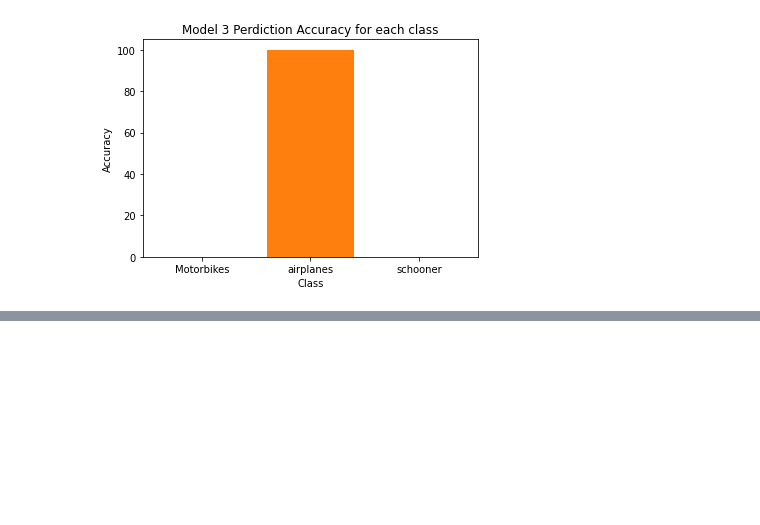
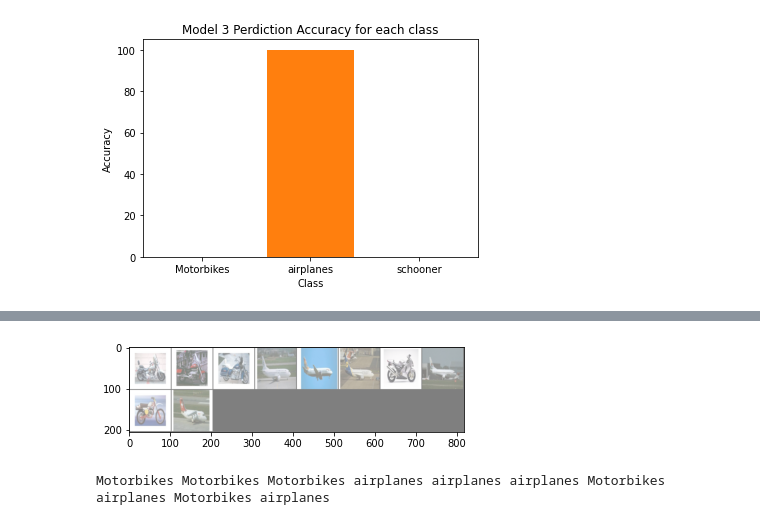
Before and after one commit to dyforge/Datamining, a Jupyter notebook: ImageClassifier_nxk1598.ipynb, the cells around one changed output, grey strips where cells are left out. Cells and saved outputs as stored; diff of their text form; code cells hidden in the pictures; blank space fills up the shorter version.

```diff
--- a/ImageClassifier_nxk1598.ipynb
+++ b/ImageClassifier_nxk1598.ipynb
@@ -650,0 +691,19 @@ Running Model 2 on Transformed Training Set
+# %%
+#Reference : (https://discuss.pytorch.org/t/how-to-split-dataset-into-test-and-validation-sets/33987/4)
+def train_val_dataset(dataset, val_split=0.20):
+    train_idx, val_idx = train_test_split(list(range(len(dataset))), test_size=val_split)
+    datasets = {}
+    datasets['train'] = Subset(dataset, train_idx)
+    datasets['val'] = Subset(dataset, val_idx)
+    return datasets
+
+dataset = ImageFolder(img_data_dir, transform=Compose([Resize((100,100)),ToTensor()]))
+print("Total Number of Images",len(dataset))
+datasets = train_val_dataset(dataset)
+print("Total Number of Images in Training Dataset ",len(datasets['train']))
+print("Total Number of Images in Validation Dataset ",len(datasets['val']))
+print("Dataset Information ",datasets['train'].dataset)
+
+dataloaders = {x:DataLoader(datasets[x],10, shuffle=True) for x in ['train','val']}
+x,y = next(iter(dataloaders['train']))
+print(x.shape, y.shape)
@@ -650,0 +723,27 @@ Running Model 2 on Transformed Training Set
+# %%
+# Reference : (https://pytorch.org/tutorials/beginner/blitz/cifar10_tutorial.html#training-a-classifier)
+batch_size = 10
+import matplotlib.pyplot as plt
+import numpy as np
+
+# functions to show an image
+
+
+def imshow(img):
+    img = img / 2 + 0.5     # unnormalize
+    npimg = img.numpy()
+    plt.imshow(np.transpose(npimg, (1, 2, 0)))
+    plt.show()
+
+
+# get some random training images
+dataiter = iter(dataloaders['train']) # Modification to map dataloader
+images, labels = next(dataiter)
+
+# show images
+imshow(torchvision.utils.make_grid(images))
+# print labels
+print(' '.join(f'{classes[labels[j]]:5s}' for j in range(batch_size)))
+# %% [output]
+[figure, added]
+Motorbikes Motorbikes Motorbikes airplanes airplanes airplanes Motorbikes airplanes Motorbikes airplanes
```
Also changed, not shown: parts of 48 cells of this notebook.
